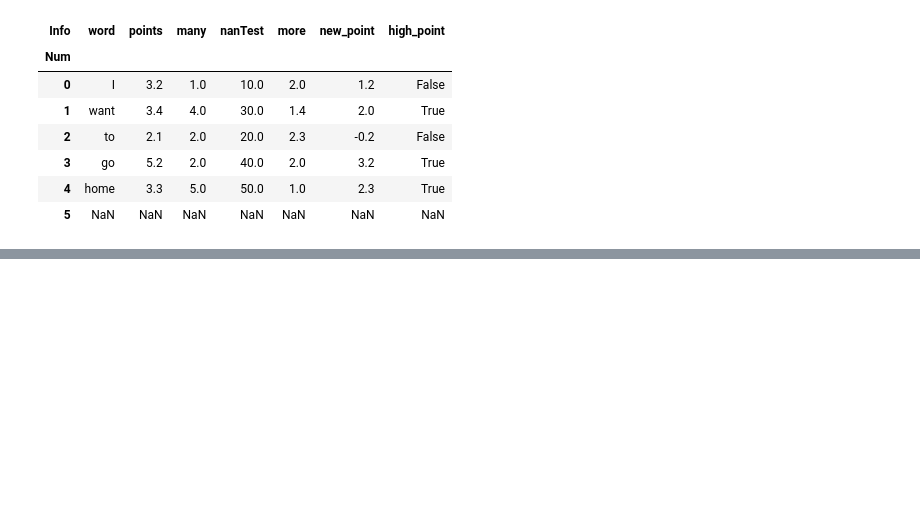
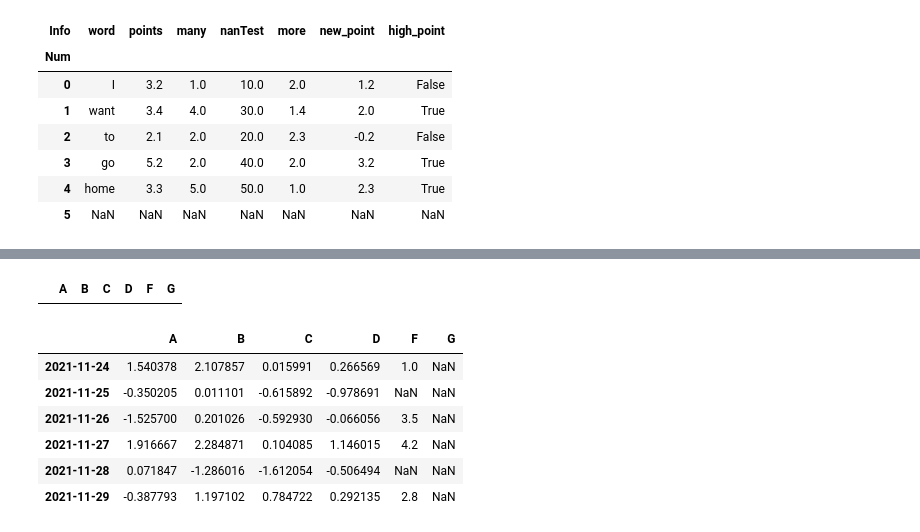
Before and after one commit to YuLim2/Pandas, a Jupyter notebook: Pandas_basic.ipynb, the cells around one changed output, grey strips where cells are left out. Saved outputs shown, nothing was run; the diff lists cells and outputs as text; code cells hidden in the pictures; blank space fills up the shorter version.

Commit message:
NaN값에 다른 값 대입, drop, 행열 drop

```diff
--- a/Pandas_basic.ipynb
+++ b/Pandas_basic.ipynb
@@ -496,0 +497,17 @@ df
+# %%
+# NaN 없애기
+# 행의 값 중 하나라도 nan이면 그 행을 바로 drop
+df.dropna(how='any')
+# %% [output]
+|  | A | B | C | D | F | G |
+# %%
+df['G'] = np.nan
+df
+# %% [output]
+|  | A | B | C | D | F | G |
+| 2021-11-24 | 1.540378 | 2.107857 | 0.015991 | 0.266569 | 1.0 | NaN |
+| 2021-11-25 | -0.350205 | 0.011101 | -0.615892 | -0.978691 | NaN | NaN |
+| 2021-11-26 | -1.525700 | 0.201026 | -0.592930 | -0.066056 | 3.5 | NaN |
+| 2021-11-27 | 1.916667 | 2.284871 | 0.104085 | 1.146015 | 4.2 | NaN |
+| 2021-11-28 | 0.071847 | -1.286016 | -1.612054 | -0.506494 | NaN | NaN |
+| 2021-11-29 | -0.387793 | 1.197102 | 0.784722 | 0.292135 | 2.8 | NaN |
```
Also changed, not shown: parts of 21 cells of this notebook.
